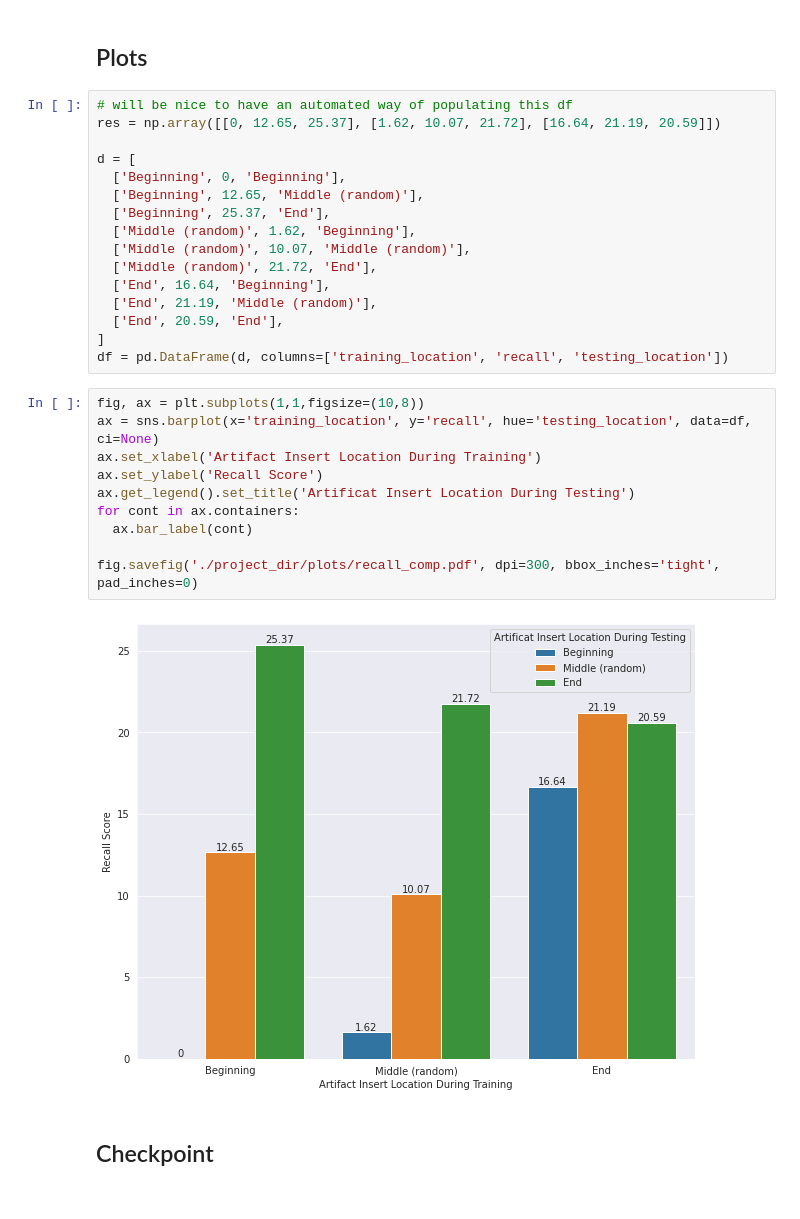
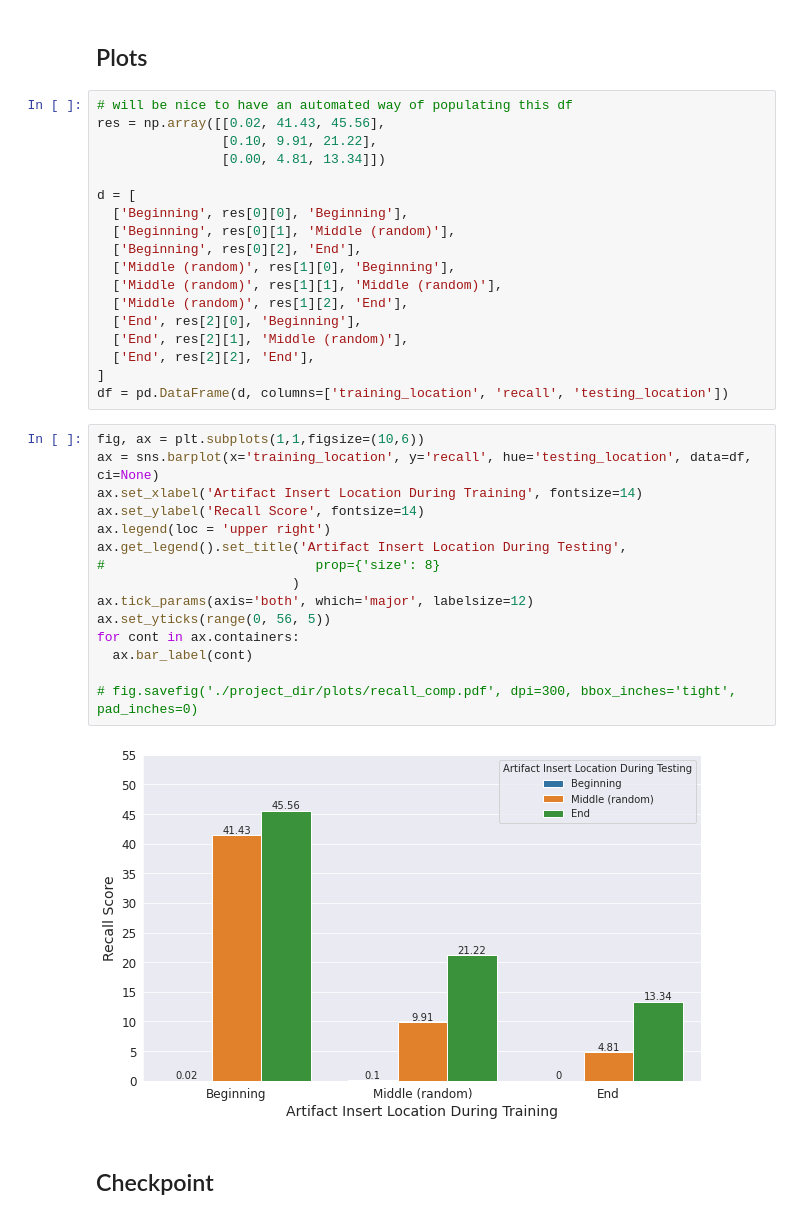
Before and after one commit to mmahbub/sentiment_analysis_dp, a Jupyter notebook: analysis-max.ipynb, the cells around one changed output. Drawn from its saved outputs; the diff is of its cells as text.

```diff
--- a/analysis-max.ipynb
+++ b/analysis-max.ipynb
@@ -192,32 +185,39 @@ F1: 42.60%
 ## Plots
 # %%
 # will be nice to have an automated way of populating this df
-res = np.array([[0, 12.65, 25.37], [1.62, 10.07, 21.72], [16.64, 21.19, 20.59]])
+res = np.array([[0.02, 41.43, 45.56],
+                [0.10, 9.91, 21.22],
+                [0.00, 4.81, 13.34]])
 
 d = [
-  ['Beginning', 0, 'Beginning'],
-  ['Beginning', 12.65, 'Middle (random)'],
-  ['Beginning', 25.37, 'End'],
-  ['Middle (random)', 1.62, 'Beginning'],
-  ['Middle (random)', 10.07, 'Middle (random)'],
-  ['Middle (random)', 21.72, 'End'],
-  ['End', 16.64, 'Beginning'],
-  ['End', 21.19, 'Middle (random)'],
-  ['End', 20.59, 'End'],
+  ['Beginning', res[0][0], 'Beginning'],
+  ['Beginning', res[0][1], 'Middle (random)'],
+  ['Beginning', res[0][2], 'End'],
+  ['Middle (random)', res[1][0], 'Beginning'],
+  ['Middle (random)', res[1][1], 'Middle (random)'],
+  ['Middle (random)', res[1][2], 'End'],
+  ['End', res[2][0], 'Beginning'],
+  ['End', res[2][1], 'Middle (random)'],
+  ['End', res[2][2], 'End'],
 ]
 df = pd.DataFrame(d, columns=['training_location', 'recall', 'testing_location'])
 # %%
-fig, ax = plt.subplots(1,1,figsize=(10,8))
+fig, ax = plt.subplots(1,1,figsize=(10,6))
 ax = sns.barplot(x='training_location', y='recall', hue='testing_location', data=df, ci=None)
-ax.set_xlabel('Artifact Insert Location During Training')
-ax.set_ylabel('Recall Score')
-ax.get_legend().set_title('Artificat Insert Location During Testing')
+ax.set_xlabel('Artifact Insert Location During Training', fontsize=14)
+ax.set_ylabel('Recall Score', fontsize=14)
+ax.legend(loc = 'upper right')
+ax.get_legend().set_title('Artifact Insert Location During Testing',
+#                           prop={'size': 8}
+                         )
+ax.tick_params(axis='both', which='major', labelsize=12)
+ax.set_yticks(range(0, 56, 5))
 for cont in ax.containers:
   ax.bar_label(cont)
 
-fig.savefig('./project_dir/plots/recall_comp.pdf', dpi=300, bbox_inches='tight', pad_inches=0)
+# fig.savefig('./project_dir/plots/recall_comp.pdf', dpi=300, bbox_inches='tight', pad_inches=0)
 # %% [output]
-[figure, old version]
+[figure, new version]
 # %% [markdown]
 ## Checkpoint
 # %%
```
Also changed, not shown: parts of 8 cells of this notebook, 5 other files.
